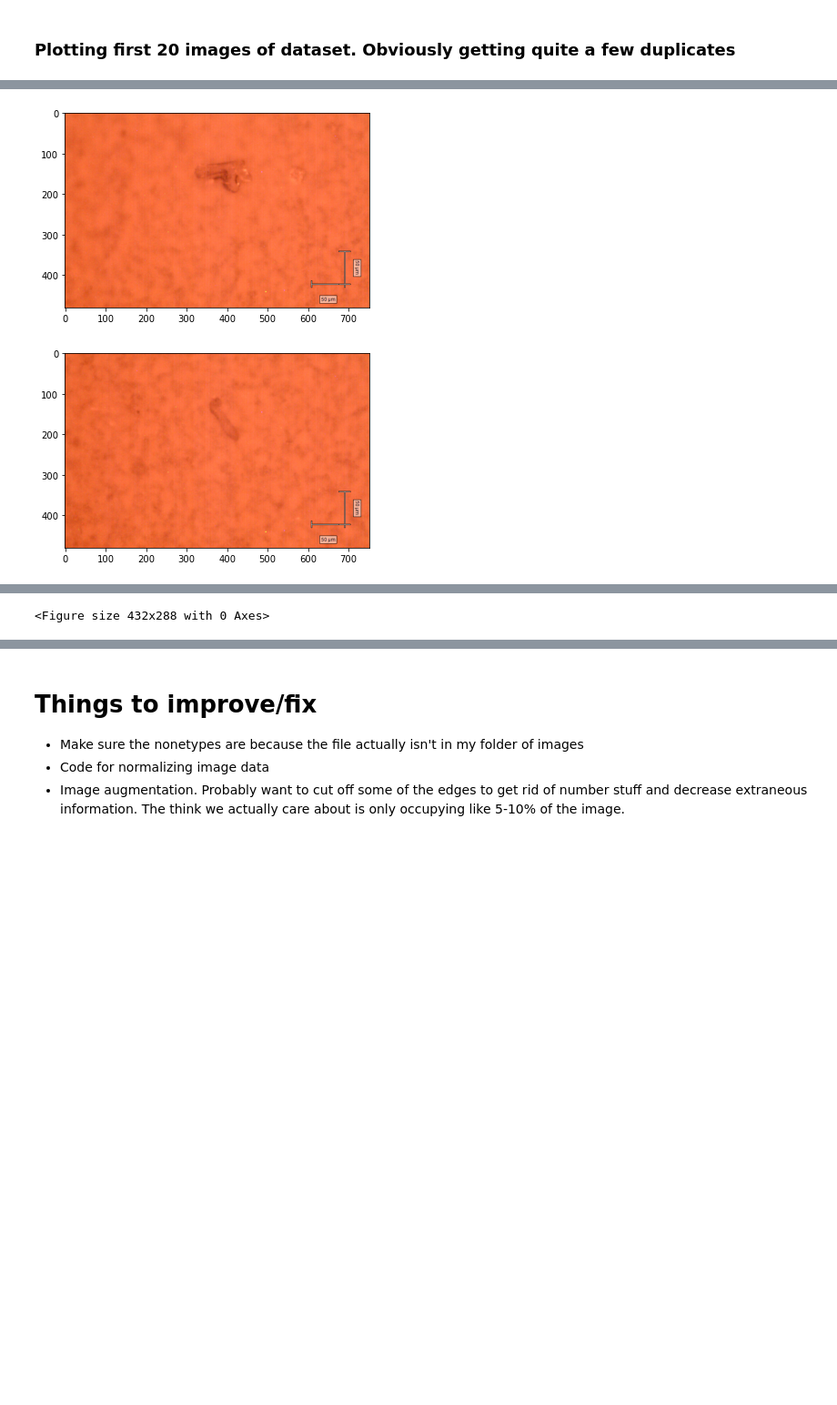
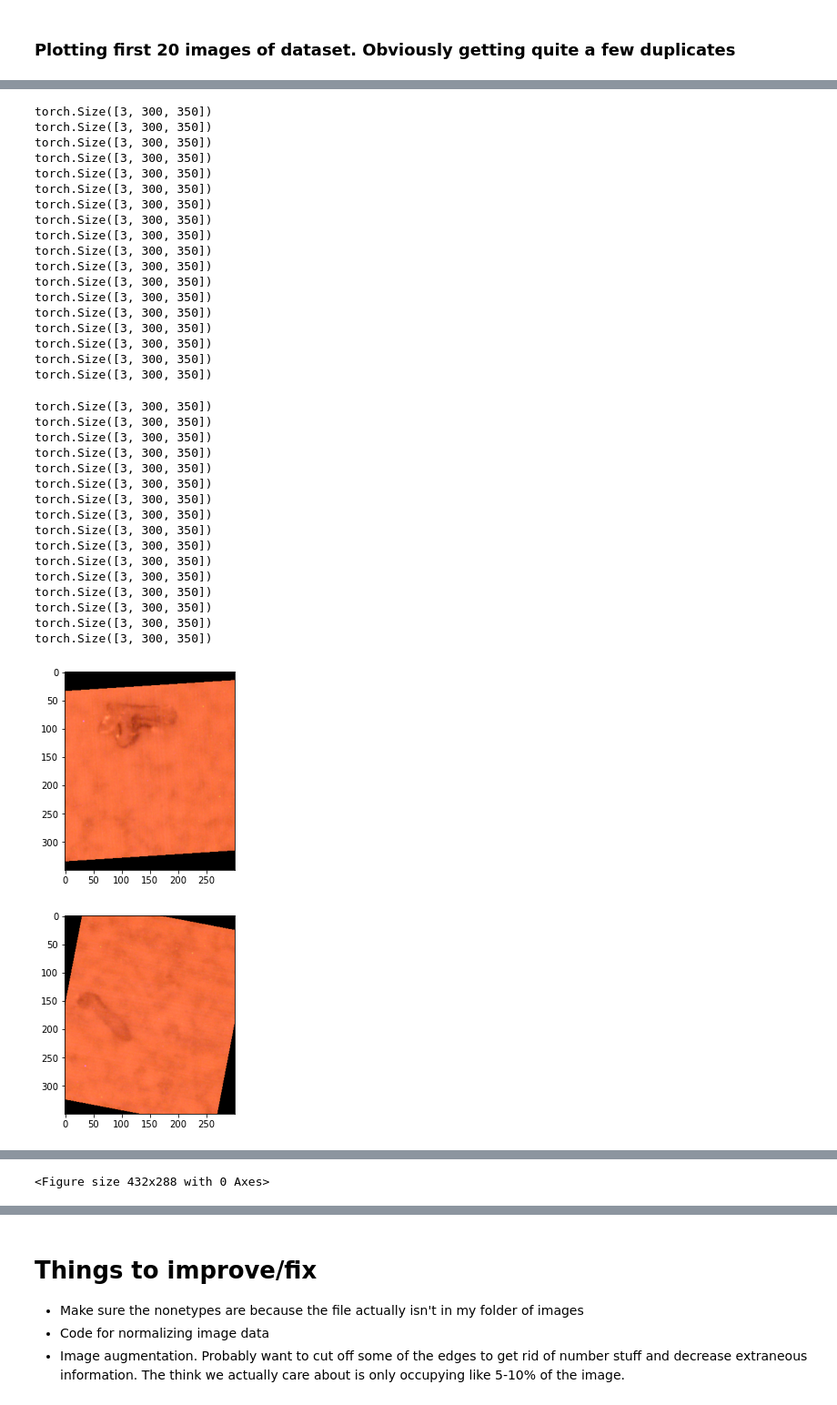
Before and after one commit to Fantastic-Microplastic-Machine/FmPM, a Jupyter notebook: fmpm/will/clean_and_class.ipynb, the cells around one changed output, grey strips where cells are left out. Shown at 91% size. Drawn from its saved outputs; the diff is of its cells as text; code cells hidden in the pictures; blank space fills up the shorter version.

```diff
--- a/fmpm/will/clean_and_class.ipynb
+++ b/fmpm/will/clean_and_class.ipynb
@@ -123,6 +125,8 @@ class tenX_dataset(torch.utils.data.Dataset):
         self.image_dir = image_dir
         self.image_filenames = os.listdir(self.image_dir)
         self.transform = transform
+        self.mean = None
+        self.std = None
 
 
     def __len__(self):
@@ -144,6 +148,7 @@ class tenX_dataset(torch.utils.data.Dataset):
             image = skimage.io.imread(image_filepath)
             if self.transform is not None:
                 image = self.transform(image)
+                image = image/255
 
         sample = {'image': image,
                   'shape': self.labels['Shape'][idx],
@@ -156,23 +184,69 @@ class tenX_dataset(torch.utils.data.Dataset):
 # %%
 labels_filepath = 'data/10x_labels.csv'
 image_dir = 'data/images_10x'
 labels = prep_data(pd.read_csv(labels_filepath), image_dir)
-tenX = tenX_dataset(labels, image_dir, None)
+#Probably wont center crop since all objects are always near middle of this. This will speed up the network
+#May want to consider translating images since elsewise our nn is biased to the center
+#Also option to change contrast with ImageEnhance https://pythonexamples.org/python-pillow-adjust-image-contrast/
+#two ways to normalize. Batch - noramlize wrt dataset mean/std, Indvid - noramlize each image with own mean and std
+#
 
+transforms = torchvision.transforms.Compose([
+                            torchvision.transforms.ToPILImage(),
+                            torchvision.transforms.CenterCrop((300, 350)),
+                            torchvision.transforms.RandomRotation((0,180)),
+                            torchvision.transforms.ToTensor()
+                                      ])
+tenX = tenX_dataset(labels, image_dir, transforms)
 
 for i in range(len(tenX)):
-    sample = tenX[i]
+    sample = tenX[i]['image']
     plt.figure(i)
-    if sample['image'] is not None:
-        plt.imshow(sample['image'])
-    if i>20:
+    if sample is not None:
+        print(np.shape(sample))
+        plt.imshow(sample.T)
+    if i>100:
         break
 # %% [output]
 A value is trying to be set on a copy of a slice from a DataFrame
 
 See the caveats in the documentation: https://pandas.pydata.org/pandas-docs/stable/user_guide/indexing.html#returning-a-view-versus-a-copy
 A value is trying to be set on a copy of a slice from a DataFrame
 
 See the caveats in the documentation: https://pandas.pydata.org/pandas-docs/stable/user_guide/indexing.html#returning-a-view-versus-a-copy
+torch.Size([3, 300, 350])
+torch.Size([3, 300, 350])
+torch.Size([3, 300, 350])
+torch.Size([3, 300, 350])
+torch.Size([3, 300, 350])
+torch.Size([3, 300, 350])
+torch.Size([3, 300, 350])
+torch.Size([3, 300, 350])
+torch.Size([3, 300, 350])
+torch.Size([3, 300, 350])
+torch.Size([3, 300, 350])
+torch.Size([3, 300, 350])
+torch.Size([3, 300, 350])
+torch.Size([3, 300, 350])
+torch.Size([3, 300, 350])
+torch.Size([3, 300, 350])
+torch.Size([3, 300, 350])
+torch.Size([3, 300, 350])
+torch.Size([3, 300, 350])
+torch.Size([3, 300, 350])
+torch.Size([3, 300, 350])
+torch.Size([3, 300, 350])
+torch.Size([3, 300, 350])
+torch.Size([3, 300, 350])
+torch.Size([3, 300, 350])
+torch.Size([3, 300, 350])
+torch.Size([3, 300, 350])
+torch.Size([3, 300, 350])
+torch.Size([3, 300, 350])
+torch.Size([3, 300, 350])
+torch.Size([3, 300, 350])
+torch.Size([3, 300, 350])
+torch.Size([3, 300, 350])
+torch.Size([3, 300, 350])
-[figure, old version]
+[figure, new version]
-[figure, old version]
+[figure, new version]
@@ -183 +257 @@ See the caveats in the documentation: https://pandas.pydata.org/pandas-docs/stab
-<Figure size 432x288 with 0 Axes>
+<Figure size 432x288 with 0 Axes>
```
Also changed, not shown: parts of 6 cells of this notebook.
